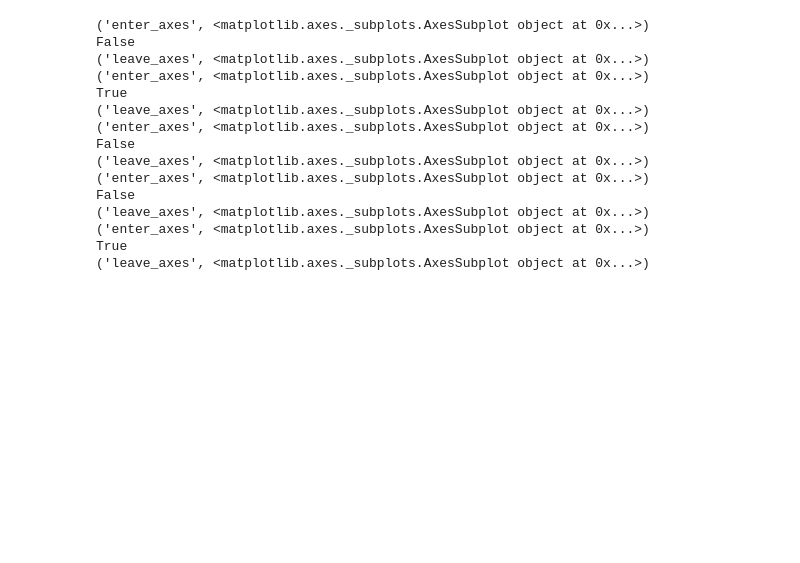
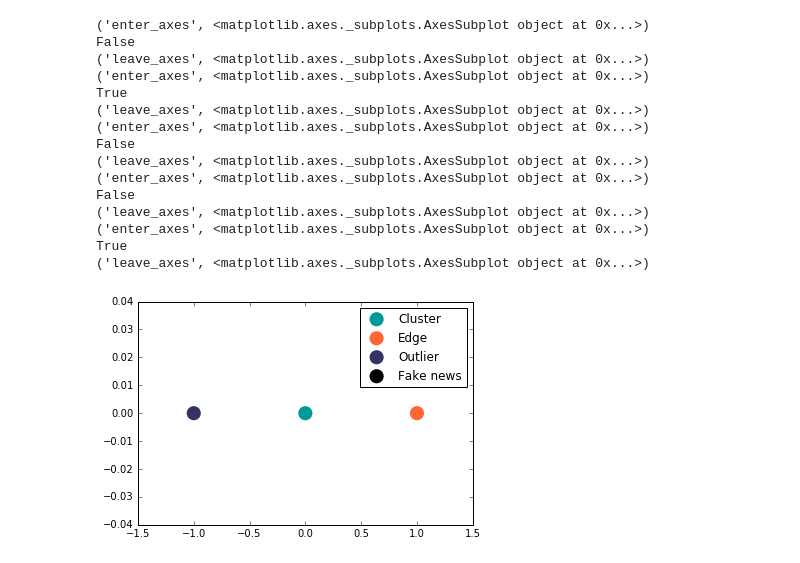
Before and after one commit to d-giles/lcfeatures, a Jupyter notebook: Work Space.ipynb, the cells around one changed output. Cells and saved outputs as stored; diff of their text form; code cells hidden in the pictures; blank space fills up the shorter version.

Commit message:
Work on plots, finalized colors

```diff
--- a/Work Space.ipynb
+++ b/Work Space.ipynb
@@ -845,3 +845,15 @@ for pt in distArr:
         clusterLabel=-1
     else:
         clusterLabel=0
+# %%
+import matplotlib.pyplot as plt
+%matplotlib inline
+fig,ax = plt.subplots()
+ax.scatter(0,0,s=200,c='#009999',edgecolors='none',label='Cluster')
+ax.scatter(1,0,s=200,c='#FF6633',edgecolors='none',label='Edge')
+ax.scatter(-1,0,s=200,c='#333366',edgecolors='none',label='Outlier')
+ax.scatter([],[],s=200,c='#000000',edgecolors='none',label='Fake news')
+ax.legend(scatterpoints=1)
+plt.show()
+# %% [output]
+[figure, added]
```
Also changed, not shown: 1 other file.
